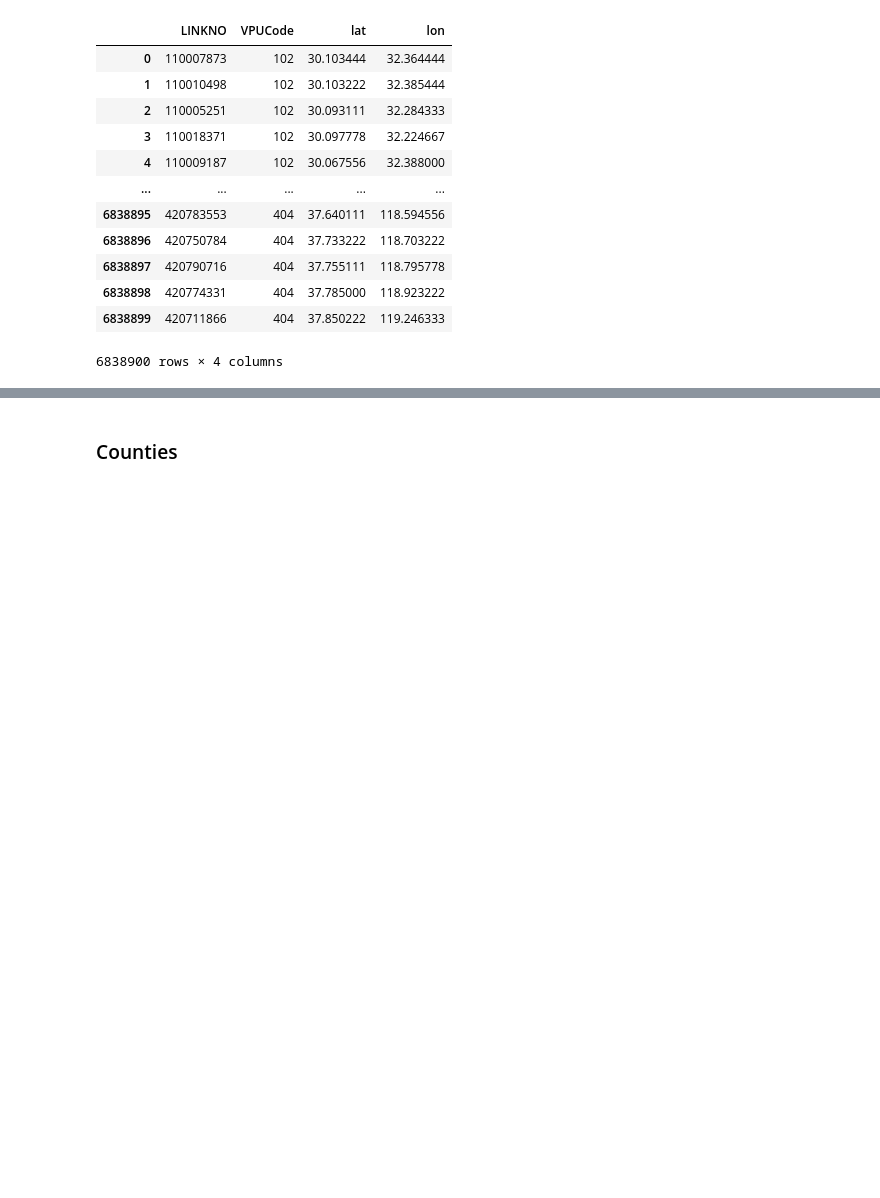
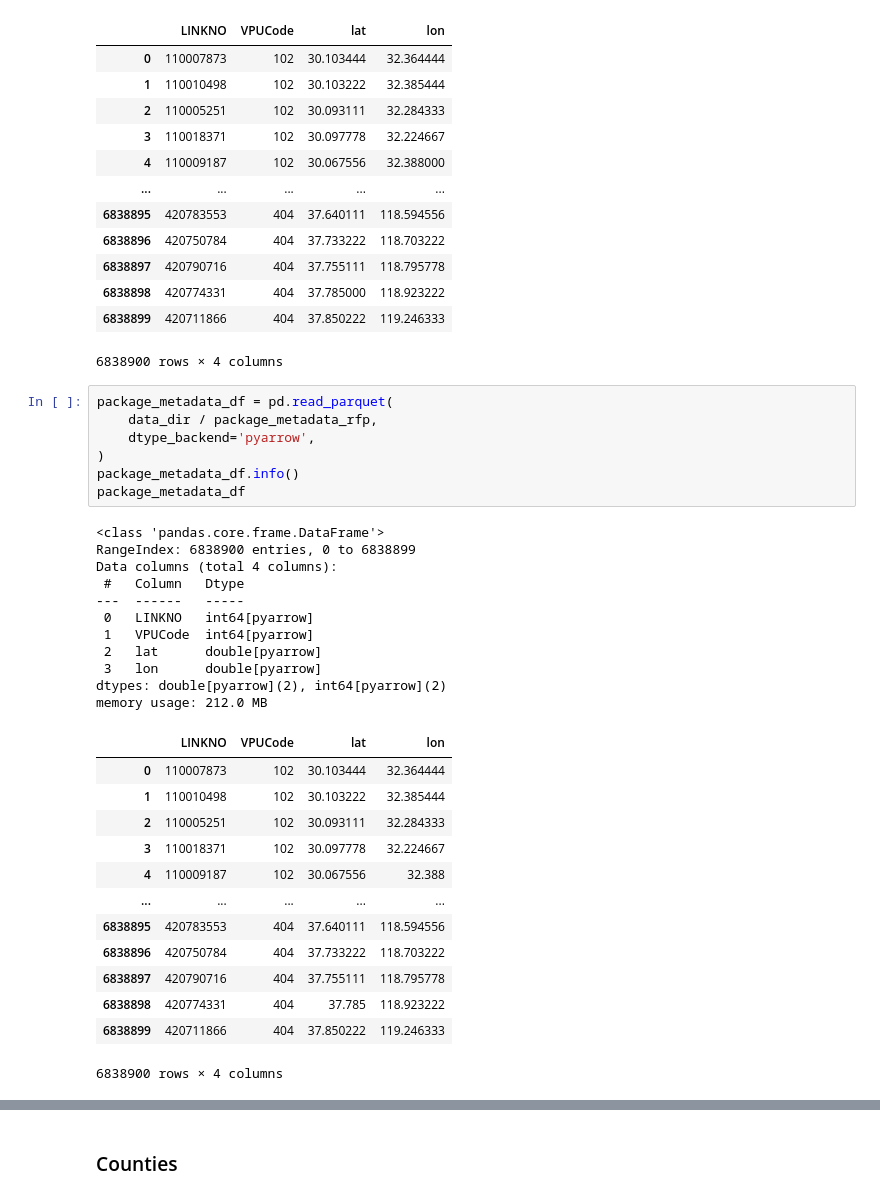
Before and after one commit to WikiWatershed/global-hydrography, a Jupyter notebook: sandbox/explore_data_sources.ipynb, the cells around one changed output, grey strips where cells are left out. Saved outputs shown, nothing was run; the diff lists cells and outputs as text; blank space fills up the shorter version.

```diff
--- a/sandbox/explore_data_sources.ipynb
+++ b/sandbox/explore_data_sources.ipynb
@@ -632,3 +631,35 @@ memory usage: 208.7 MB
 | 6838898 | 420774331 | 404 | 37.785000 | 118.923222 |
 | 6838899 | 420711866 | 404 | 37.850222 | 119.246333 |
 6838900 rows × 4 columns
+# %%
+package_metadata_df = pd.read_parquet(
+    data_dir / package_metadata_rfp,
+    dtype_backend='pyarrow',
+)
+package_metadata_df.info()
+package_metadata_df
+# %% [output]
+<class 'pandas.core.frame.DataFrame'>
+RangeIndex: 6838900 entries, 0 to 6838899
+Data columns (total 4 columns):
+ #   Column   Dtype
+---  ------   -----
+ 0   LINKNO   int64[pyarrow]
+ 1   VPUCode  int64[pyarrow]
+ 2   lat      double[pyarrow]
+ 3   lon      double[pyarrow]
+dtypes: double[pyarrow](2), int64[pyarrow](2)
+memory usage: 212.0 MB
+|  | LINKNO | VPUCode | lat | lon |
+| 0 | 110007873 | 102 | 30.103444 | 32.364444 |
+| 1 | 110010498 | 102 | 30.103222 | 32.385444 |
+| 2 | 110005251 | 102 | 30.093111 | 32.284333 |
+| 3 | 110018371 | 102 | 30.097778 | 32.224667 |
+| 4 | 110009187 | 102 | 30.067556 | 32.388 |
+| ... | ... | ... | ... | ... |
+| 6838895 | 420783553 | 404 | 37.640111 | 118.594556 |
+| 6838896 | 420750784 | 404 | 37.733222 | 118.703222 |
+| 6838897 | 420790716 | 404 | 37.755111 | 118.795778 |
+| 6838898 | 420774331 | 404 | 37.785 | 118.923222 |
+| 6838899 | 420711866 | 404 | 37.850222 | 119.246333 |
+6838900 rows × 4 columns
```
Also changed, not shown: parts of 14 cells of this notebook, 3 other files.
